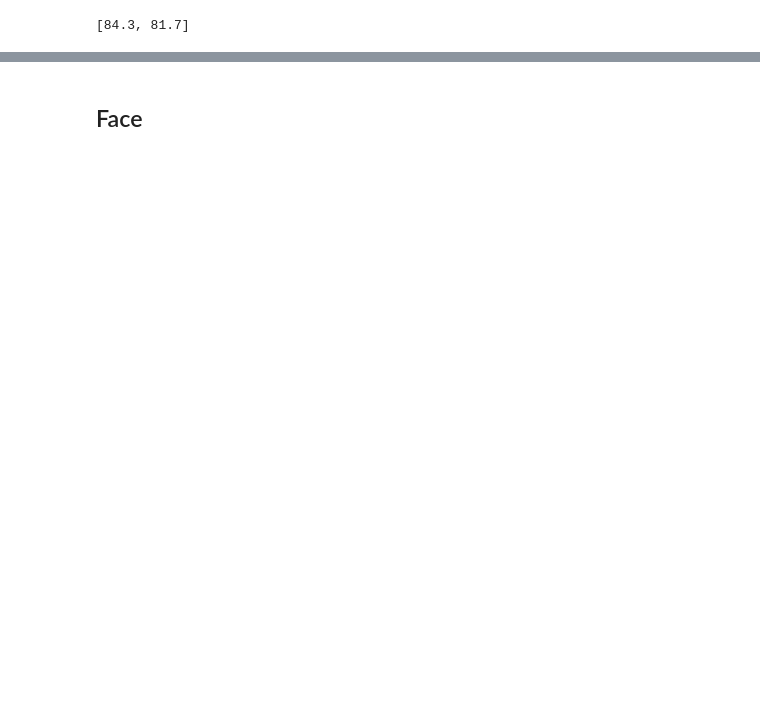
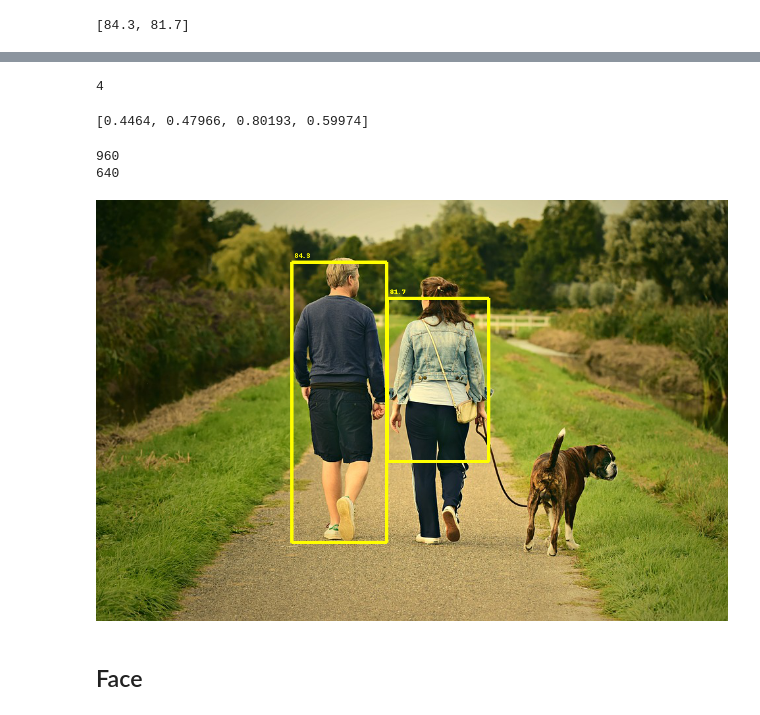
Before and after one commit to robmarkcole/HASS-Google-Vision, a Jupyter notebook: development/Google_vision.ipynb, the cells around one changed output, grey strips where cells are left out. Cells and saved outputs as stored; diff of their text form; code cells hidden in the pictures; blank space fills up the shorter version.

```diff
--- a/development/Google_vision.ipynb
+++ b/development/Google_vision.ipynb
@@ -125,0 +183,4 @@ get_objects_summary(objects)
+# %%
+len(objects[0].bounding_poly.normalized_vertices)
+# %% [output]
+4
@@ -126,3 +211,27 @@ get_objects_summary(objects)
+# %%
+get_box(objects[0].bounding_poly.normalized_vertices)
+# %% [output]
+[0.4464, 0.47966, 0.80193, 0.59974]
+# %%
+image = Image.open(file_name)
+draw = ImageDraw.Draw(image)
+
+img_width, img_height = image.size
+print(img_width)
+print(img_height)
+
+for obj in objects:
+    prediction_confidence = format_confidence(obj.score)
+    if obj.name.lower() == TARGET and prediction_confidence >= CONFIDENCE_THRESHOLD:
+        box = get_box(obj.bounding_poly.normalized_vertices)
+        draw_box(draw, box, img_width, img_height, str(prediction_confidence))
+# %% [output]
+960
+640
+# %%
+display(image)
+# %% [output]
+[figure, added]
 # %% [markdown]
 ## Face
 # %%
```
Also changed, not shown: parts of 14 cells of this notebook.
